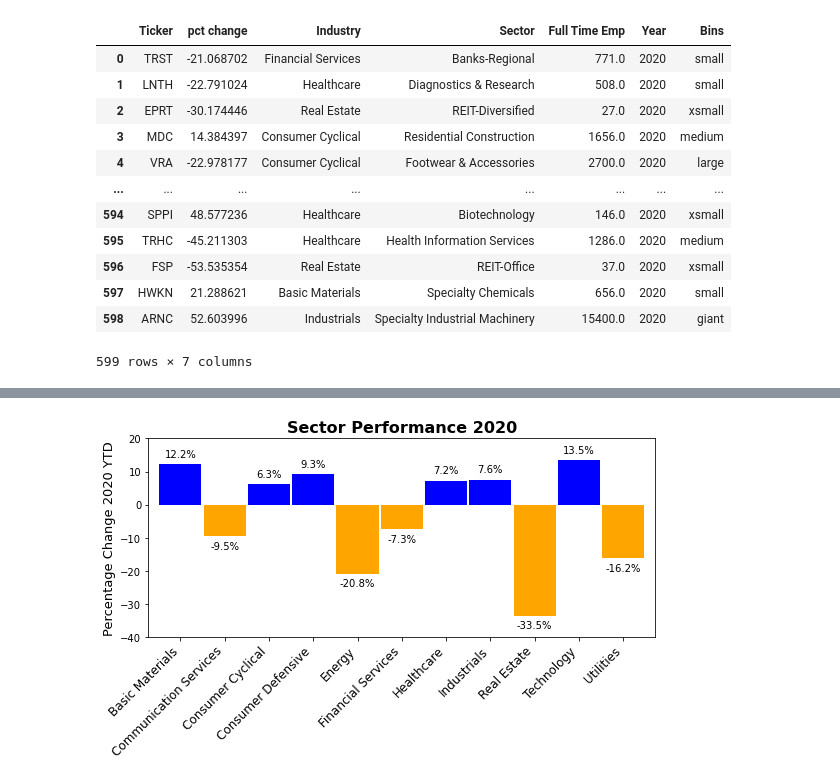
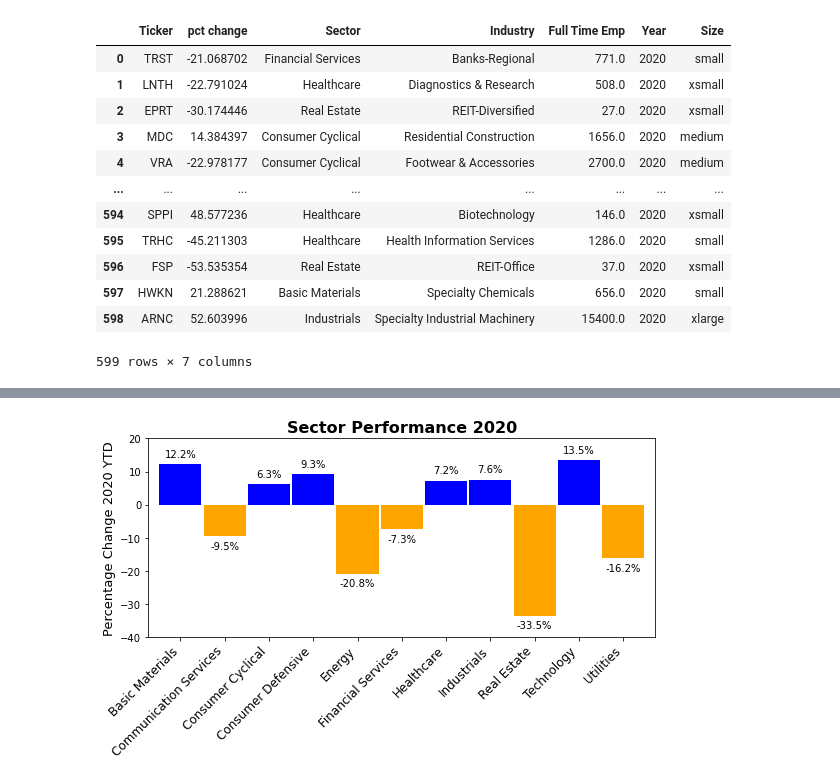
Before and after one commit to andresALLDAY/Project1, a Jupyter notebook: industry_plots.ipynb, the cells around one changed output, grey strips where cells are left out. Drawn from its saved outputs; the diff is of its cells as text; code cells hidden in the pictures.

```diff
--- a/industry_plots.ipynb
+++ b/industry_plots.ipynb
@@ -18,20 +18,22 @@ ticker2020.head()
 | 3 | MDC | 14.384397 | Consumer Cyclical | Residential Construction | 1656.0 | 2020 |
 | 4 | VRA | -22.978177 | Consumer Cyclical | Footwear & Accessories | 2700.0 | 2020 |
 # %%
-ticker2020['Bins'] = pd.qcut(ticker2020['Full Time Emp'],6, labels=['xsmall','small','medium','large','xlarge','giant'])
+labels=['xsmall','small','medium','large','xlarge']
+ticker2020['Size'] = pd.qcut(ticker2020['Full Time Emp'],q=[0,.2,.4,.6,.8,1], labels=labels)
+
 ticker2020.dropna(how='any',inplace=True)
 ticker2020
 # %% [output]
-|  | Ticker | pct change | Industry | Sector | Full Time Emp | Year | Bins |
+|  | Ticker | pct change | Sector | Industry | Full Time Emp | Year | Size |
 | 0 | TRST | -21.068702 | Financial Services | Banks-Regional | 771.0 | 2020 | small |
-| 1 | LNTH | -22.791024 | Healthcare | Diagnostics & Research | 508.0 | 2020 | small |
+| 1 | LNTH | -22.791024 | Healthcare | Diagnostics & Research | 508.0 | 2020 | xsmall |
 | 2 | EPRT | -30.174446 | Real Estate | REIT-Diversified | 27.0 | 2020 | xsmall |
 | 3 | MDC | 14.384397 | Consumer Cyclical | Residential Construction | 1656.0 | 2020 | medium |
-| 4 | VRA | -22.978177 | Consumer Cyclical | Footwear & Accessories | 2700.0 | 2020 | large |
+| 4 | VRA | -22.978177 | Consumer Cyclical | Footwear & Accessories | 2700.0 | 2020 | medium |
 | ... | ... | ... | ... | ... | ... | ... | ... |
 | 594 | SPPI | 48.577236 | Healthcare | Biotechnology | 146.0 | 2020 | xsmall |
-| 595 | TRHC | -45.211303 | Healthcare | Health Information Services | 1286.0 | 2020 | medium |
+| 595 | TRHC | -45.211303 | Healthcare | Health Information Services | 1286.0 | 2020 | small |
 | 596 | FSP | -53.535354 | Real Estate | REIT-Office | 37.0 | 2020 | xsmall |
 | 597 | HWKN | 21.288621 | Basic Materials | Specialty Chemicals | 656.0 | 2020 | small |
-| 598 | ARNC | 52.603996 | Industrials | Specialty Industrial Machinery | 15400.0 | 2020 | giant |
+| 598 | ARNC | 52.603996 | Industrials | Specialty Industrial Machinery | 15400.0 | 2020 | xlarge |
 599 rows × 7 columns
```
Also changed, not shown: parts of 11 cells of this notebook, 7 other files.
